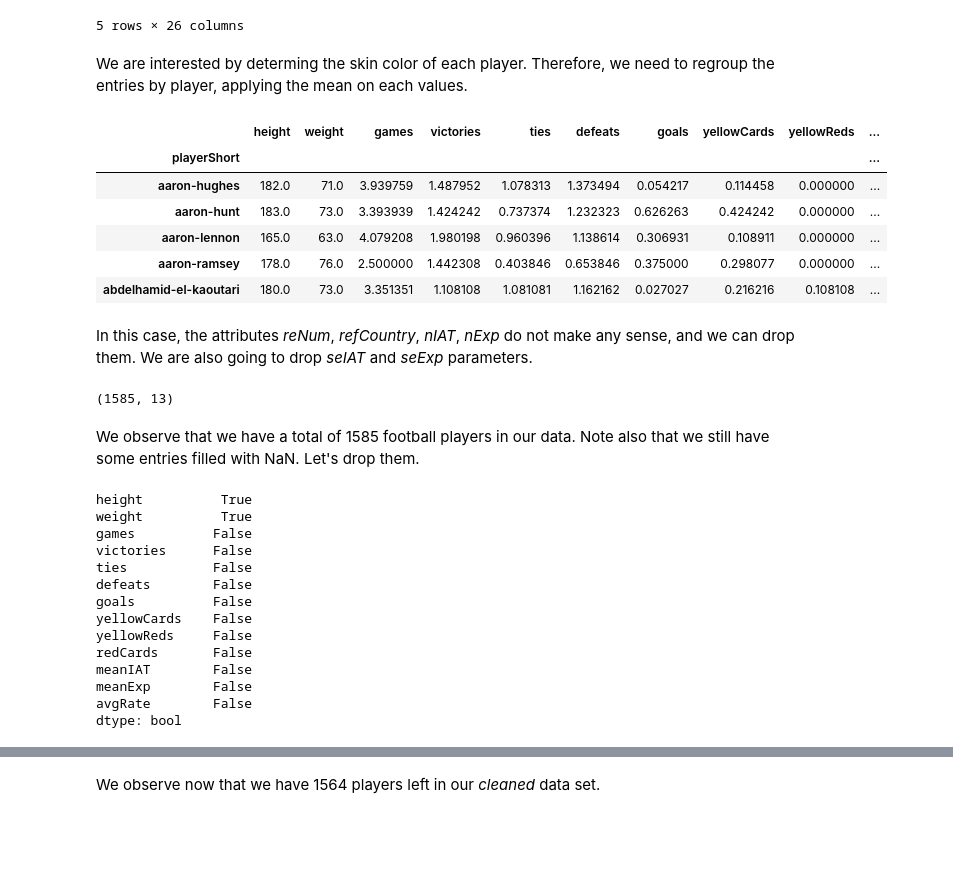
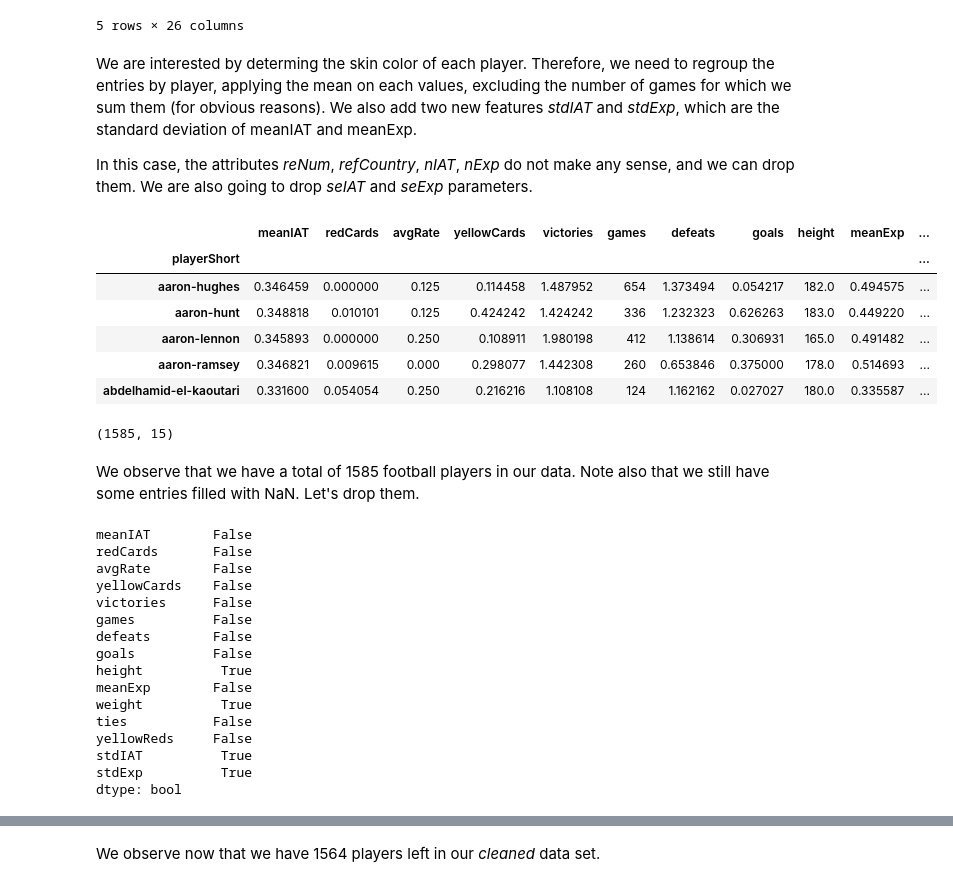
Before and after one commit to Rivollet/ADAHomework, a Jupyter notebook: 04 - Applied ML/HW4 - Applied Machine Learning.ipynb, the cells around one changed output, grey strips where cells are left out. Cells and saved outputs as stored; diff of their text form; code cells hidden in the pictures; blank space fills up the shorter version.

```diff
--- a/04 - Applied ML/HW4 - Applied Machine Learning.ipynb
+++ b/04 - Applied ML/HW4 - Applied Machine Learning.ipynb
@@ -180,18 +180,6 @@ df.head(5)
 | 7 | alexander-tettey | Alexander Tettey | Norwich City | England | 04.04.1986 | 180.0 | 68.0 | Defensive Midfielder | 1 | ... |
 5 rows × 26 columns
 # %% [markdown]
-We are interested by determing the skin color of each player. Therefore, we need to regroup the entries by player, applying the mean on each values.
+We are interested by determing the skin color of each player. Therefore, we need to regroup the entries by player, applying the mean on each values, excluding the number of games for which we sum them (for obvious reasons). We also add two new features *stdIAT* and *stdExp*, which are the standard deviation of meanIAT and meanExp.
+
+In this case, the attributes *reNum*, *refCountry*, *nIAT*, *nExp* do not make any sense, and we can drop them. We are also going to drop *seIAT* and *seExp* parameters.
-# %%
-df_by_player = df.groupby("playerShort")
-df_players = df_by_player.agg(np.mean)
-df_players.head()
-# %% [output]
-|  | height | weight | games | victories | ties | defeats | goals | yellowCards | yellowReds | ... |
-| playerShort |  |  |  |  |  |  |  |  |  | ... |
-| aaron-hughes | 182.0 | 71.0 | 3.939759 | 1.487952 | 1.078313 | 1.373494 | 0.054217 | 0.114458 | 0.000000 | ... |
-| aaron-hunt | 183.0 | 73.0 | 3.393939 | 1.424242 | 0.737374 | 1.232323 | 0.626263 | 0.424242 | 0.000000 | ... |
-| aaron-lennon | 165.0 | 63.0 | 4.079208 | 1.980198 | 0.960396 | 1.138614 | 0.306931 | 0.108911 | 0.000000 | ... |
-| aaron-ramsey | 178.0 | 76.0 | 2.500000 | 1.442308 | 0.403846 | 0.653846 | 0.375000 | 0.298077 | 0.000000 | ... |
-| abdelhamid-el-kaoutari | 180.0 | 73.0 | 3.351351 | 1.108108 | 1.081081 | 1.162162 | 0.027027 | 0.216216 | 0.108108 | ... |
-# %% [markdown]
-In this case, the attributes *reNum*, *refCountry*, *nIAT*, *nExp* do not make any sense, and we can drop them. We are also going to drop *seIAT* and *seExp* parameters.
@@ -200,25 +186,44 @@ df_players = df_players.drop(['refNum', 'refCountry', 'nIAT', 'seIAT', 'nExp', '
+# %%
+df_by_player = df.groupby("playerShort")
+df_players = df_by_player.agg({'height': np.mean, 'weight':np.mean, 'games': np.sum, 'victories': np.mean, 'ties': np.mean, 'defeats': np.mean, 'goals': np.mean,
+                       'yellowCards': np.mean, 'yellowReds': np.mean, 'redCards': np.mean, 'meanIAT': np.mean, 'meanExp': np.mean, 'avgRate': np.mean})
+
+# Adding the two new features: 'stdIAT' and 'stdExp'
+df_players[['stdIAT','stdExp']] = df_by_player['meanIAT', 'meanExp'].agg(np.std)
+
+df_players.head()
+# %% [output]
+|  | meanIAT | redCards | avgRate | yellowCards | victories | games | defeats | goals | height | meanExp | ... |
+| playerShort |  |  |  |  |  |  |  |  |  |  | ... |
+| aaron-hughes | 0.346459 | 0.000000 | 0.125 | 0.114458 | 1.487952 | 654 | 1.373494 | 0.054217 | 182.0 | 0.494575 | ... |
+| aaron-hunt | 0.348818 | 0.010101 | 0.125 | 0.424242 | 1.424242 | 336 | 1.232323 | 0.626263 | 183.0 | 0.449220 | ... |
+| aaron-lennon | 0.345893 | 0.000000 | 0.250 | 0.108911 | 1.980198 | 412 | 1.138614 | 0.306931 | 165.0 | 0.491482 | ... |
+| aaron-ramsey | 0.346821 | 0.009615 | 0.000 | 0.298077 | 1.442308 | 260 | 0.653846 | 0.375000 | 178.0 | 0.514693 | ... |
+| abdelhamid-el-kaoutari | 0.331600 | 0.054054 | 0.250 | 0.216216 | 1.108108 | 124 | 1.162162 | 0.027027 | 180.0 | 0.335587 | ... |
 # %%
 df_players.shape
 # %% [output]
-(1585, 13)
+(1585, 15)
 # %% [markdown]
 We observe that we have a total of 1585 football players in our data. Note also that we still have some entries filled with NaN. Let's drop them.
 # %%
 df_players.isnull().any()
 # %% [output]
-height          True
-weight          True
+meanIAT        False
+redCards       False
+avgRate        False
+yellowCards    False
+victories      False
 games          False
-victories      False
-ties           False
 defeats        False
 goals          False
-yellowCards    False
+height          True
+meanExp        False
+weight          True
+ties           False
 yellowReds     False
-redCards       False
-meanIAT        False
-meanExp        False
-avgRate        False
+stdIAT          True
+stdExp          True
 dtype: bool
 # %%
 df_players = df_players[(df_players.height.isnull() == False)]
```
Also changed, not shown: parts of 24 cells of this notebook.
